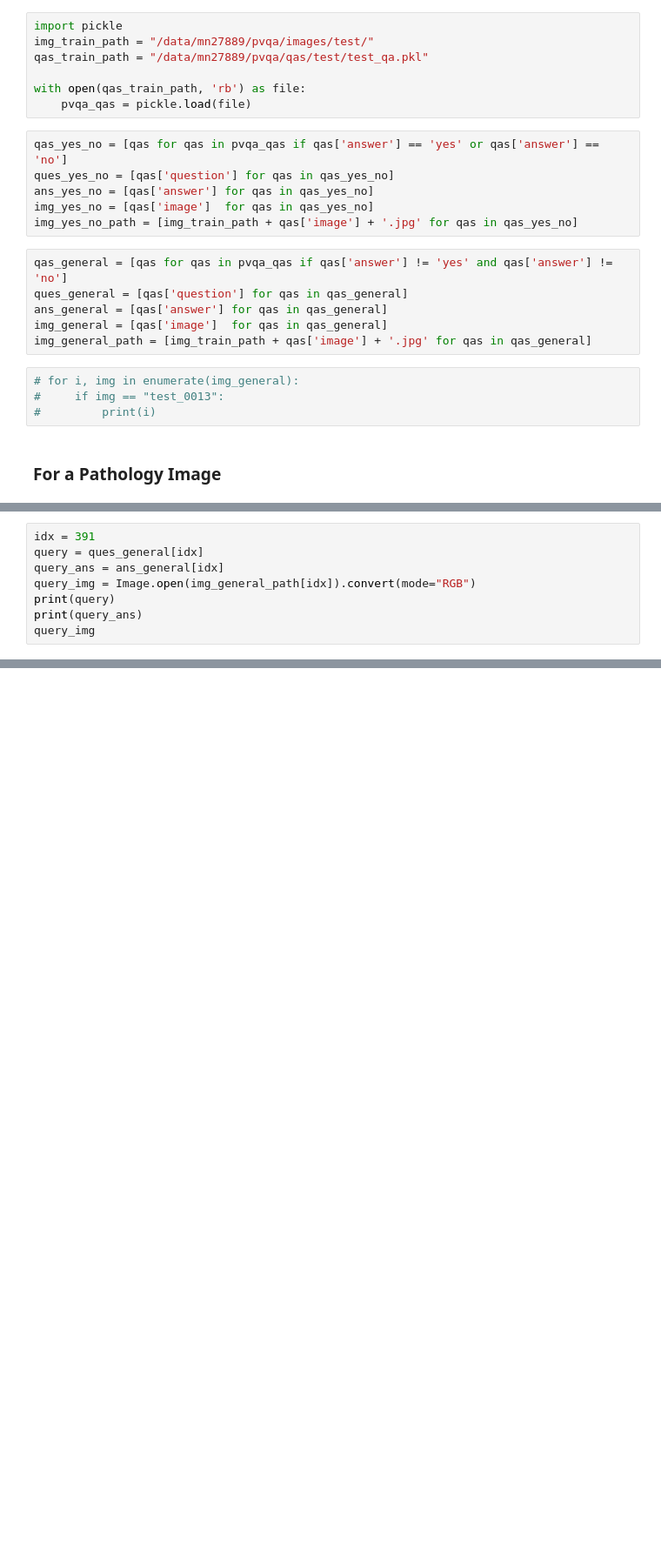
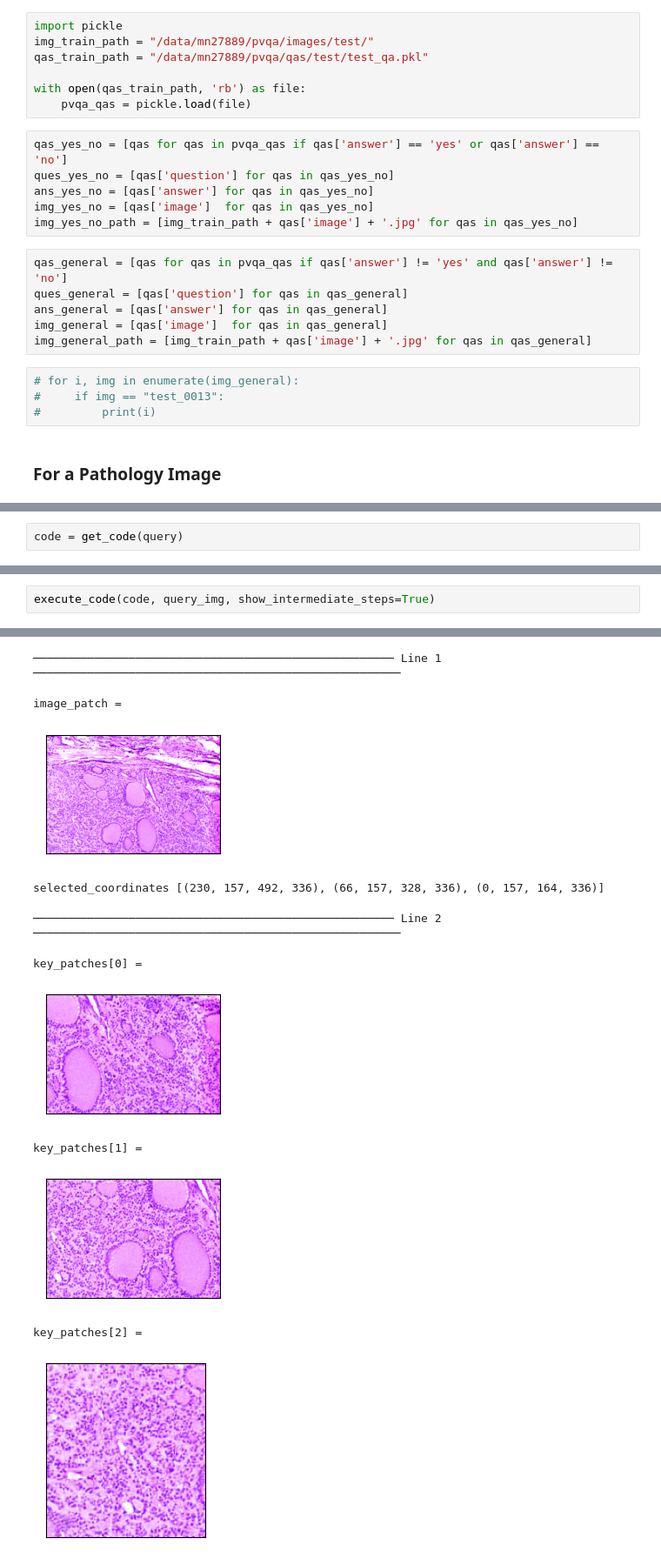
Before and after one commit to embedded-robotics/vipergpt, a Jupyter notebook: llava_med_integration.ipynb, the cells around one changed output, grey strips where cells are left out. Shown at 87% size. Saved outputs shown, nothing was run; the diff lists cells and outputs as text; blank space fills up the shorter version.

```diff
--- a/llava_med_integration.ipynb
+++ b/llava_med_integration.ipynb
@@ -49,8 +53,0 @@ a[2].cropped_image
-# %%
-idx = 391
-query = ques_general[idx]
-query_ans = ans_general[idx]
-query_img = Image.open(img_general_path[idx]).convert(mode="RGB")
-print(query)
-print(query_ans)
-query_img
@@ -62,0 +54,2 @@ a[0].cropped_image
+# %%
+code = get_code(query)
@@ -62,0 +64,3 @@ a[0].cropped_image
+# %%
+execute_code(code, query_img, show_intermediate_steps=True)
+# %% [output]
@@ -62,0 +68,11 @@ a[0].cropped_image
+───────────────────────────────────────────────────── Line 1 ──────────────────────────────────────────────────────
+image_patch =
+[figure, added]
+selected_coordinates [(230, 157, 492, 336), (66, 157, 328, 336), (0, 157, 164, 336)]
+───────────────────────────────────────────────────── Line 2 ──────────────────────────────────────────────────────
+key_patches[0] =
+[figure, added]
+key_patches[1] =
+[figure, added]
+key_patches[2] =
+[figure, added]
```
Also changed, not shown: parts of 12 cells of this notebook, 2 other files.
